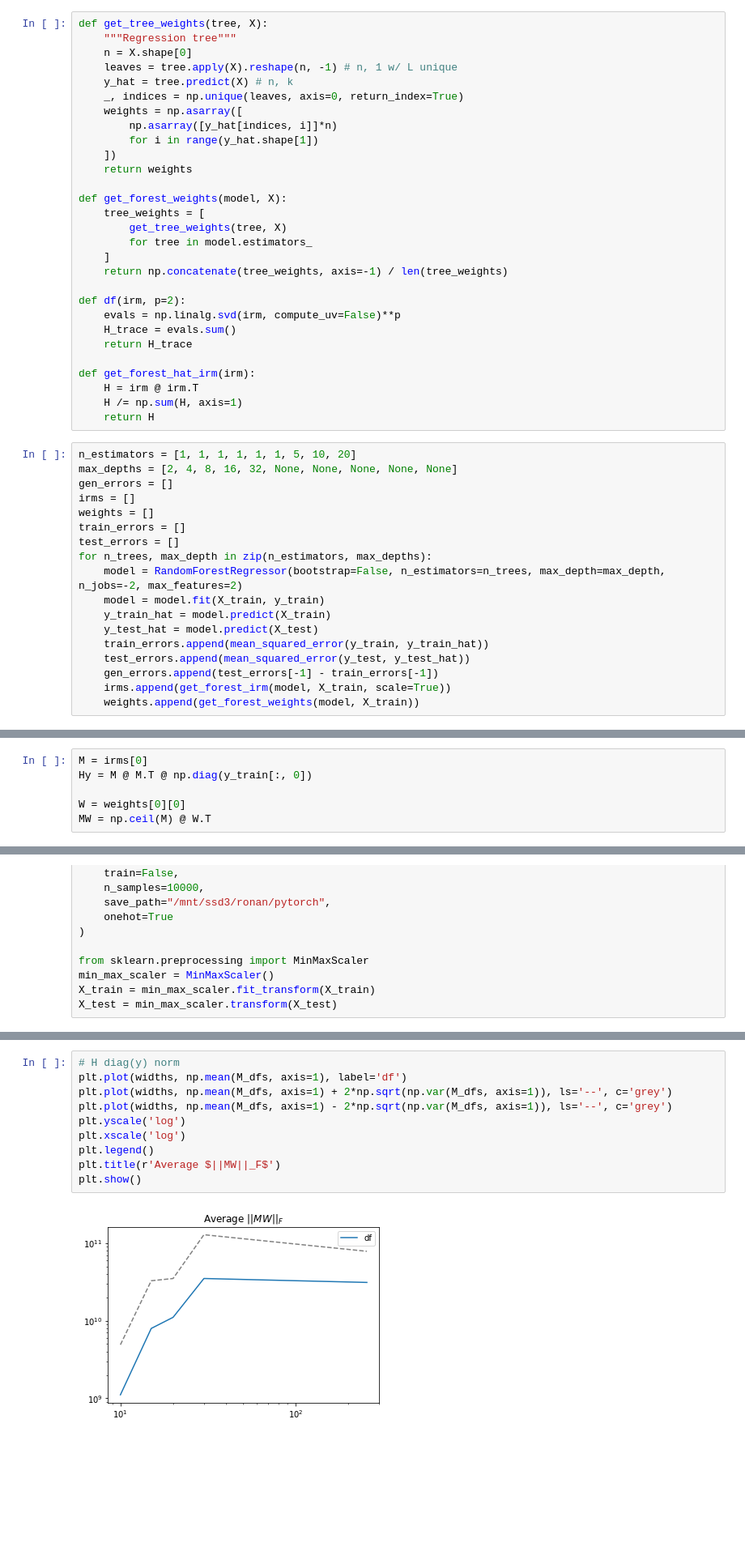
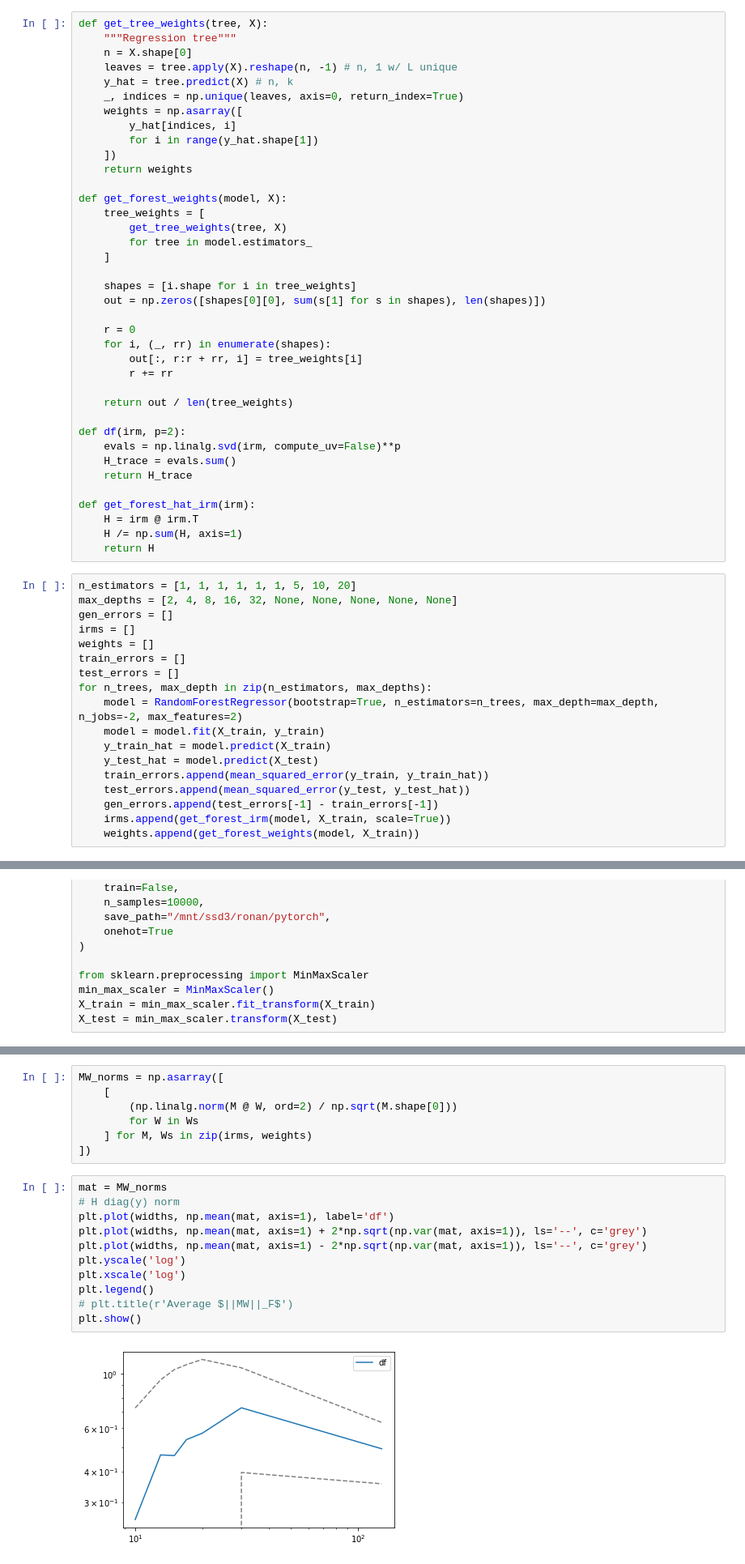
Before and after one commit to rflperry/double_descent, a Jupyter notebook: experiments/hat_matrix.ipynb, the cells around one changed output, grey strips where cells are left out. Shown: that part at 81% size. Cells and saved outputs as stored; diff of their text form; blank space fills up the shorter version.

```diff
--- a/experiments/hat_matrix.ipynb
+++ b/experiments/hat_matrix.ipynb
@@ -43,7 +44,7 @@ def get_tree_weights(tree, X):
     y_hat = tree.predict(X) # n, k
     _, indices = np.unique(leaves, axis=0, return_index=True)
     weights = np.asarray([
-        np.asarray([y_hat[indices, i]]*n)
+        y_hat[indices, i]
         for i in range(y_hat.shape[1])
     ])
     return weights
@@ -53,7 +54,16 @@ def get_forest_weights(model, X):
         get_tree_weights(tree, X)
         for tree in model.estimators_
     ]
-    return np.concatenate(tree_weights, axis=-1) / len(tree_weights)
+
+    shapes = [i.shape for i in tree_weights]
+    out = np.zeros([shapes[0][0], sum(s[1] for s in shapes), len(shapes)])
+
+    r = 0
+    for i, (_, rr) in enumerate(shapes):
+        out[:, r:r + rr, i] = tree_weights[i]
+        r += rr
+
+    return out / len(tree_weights)
 
 def df(irm, p=2):
     evals = np.linalg.svd(irm, compute_uv=False)**p
@@ -73,7 +83,7 @@ weights = []
 train_errors = []
 test_errors = []
 for n_trees, max_depth in zip(n_estimators, max_depths):
-    model = RandomForestRegressor(bootstrap=False, n_estimators=n_trees, max_depth=max_depth, n_jobs=-2, max_features=2)
+    model = RandomForestRegressor(bootstrap=True, n_estimators=n_trees, max_depth=max_depth, n_jobs=-2, max_features=2)
     model = model.fit(X_train, y_train)
     y_train_hat = model.predict(X_train)
     y_test_hat = model.predict(X_test)
@@ -163,10 +145,4 @@ M_dfs = np.asarray([
         for W in Ws
     ] for M, Ws in zip(irms, weights)
 ])
-# %%
-M = irms[0]
-Hy = M @ M.T @ np.diag(y_train[:, 0])
-
-W = weights[0][0]
-MW = np.ceil(M) @ W.T
 # %%
@@ -298,12 +263,20 @@ array([369.81477378, 107.81142635,  55.76360611, 107.58527893,
+# %%
+MW_norms = np.asarray([
+    [
+        (np.linalg.norm(M @ W, ord=2) / np.sqrt(M.shape[0]))
+        for W in Ws
+    ] for M, Ws in zip(irms, weights)
+])
 # %%
+mat = MW_norms
 # H diag(y) norm
-plt.plot(widths, np.mean(M_dfs, axis=1), label='df')
-plt.plot(widths, np.mean(M_dfs, axis=1) + 2*np.sqrt(np.var(M_dfs, axis=1)), ls='--', c='grey')
-plt.plot(widths, np.mean(M_dfs, axis=1) - 2*np.sqrt(np.var(M_dfs, axis=1)), ls='--', c='grey')
+plt.plot(widths, np.mean(mat, axis=1), label='df')
+plt.plot(widths, np.mean(mat, axis=1) + 2*np.sqrt(np.var(mat, axis=1)), ls='--', c='grey')
+plt.plot(widths, np.mean(mat, axis=1) - 2*np.sqrt(np.var(mat, axis=1)), ls='--', c='grey')
 plt.yscale('log')
 plt.xscale('log')
 plt.legend()
-plt.title(r'Average $||MW||_F$')
+# plt.title(r'Average $||MW||_F$')
 plt.show()
 # %% [output]
-[figure, old version]
+[figure, new version]
```
Also changed, not shown: parts of 17 cells of this notebook, 17 other files.
